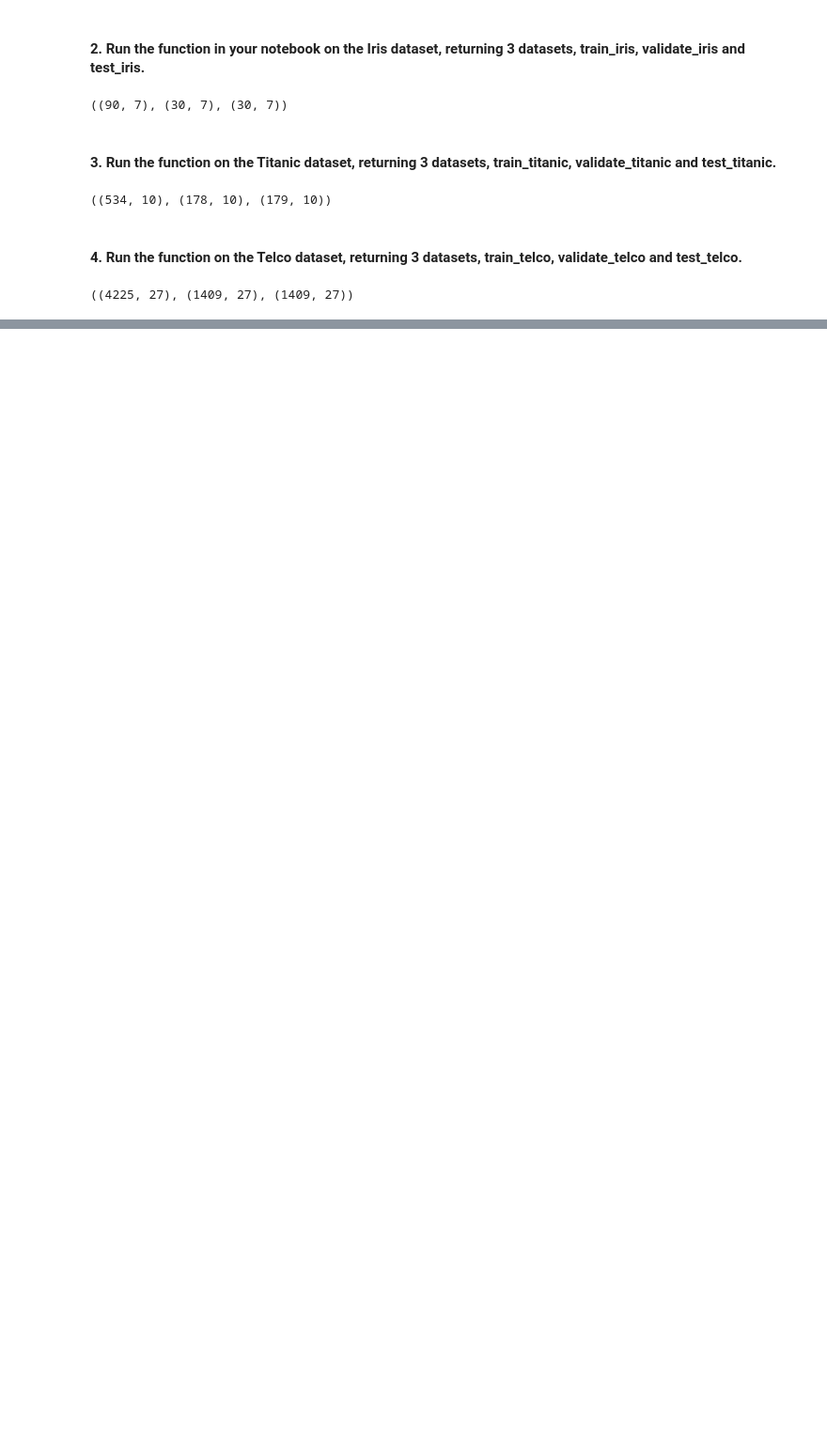
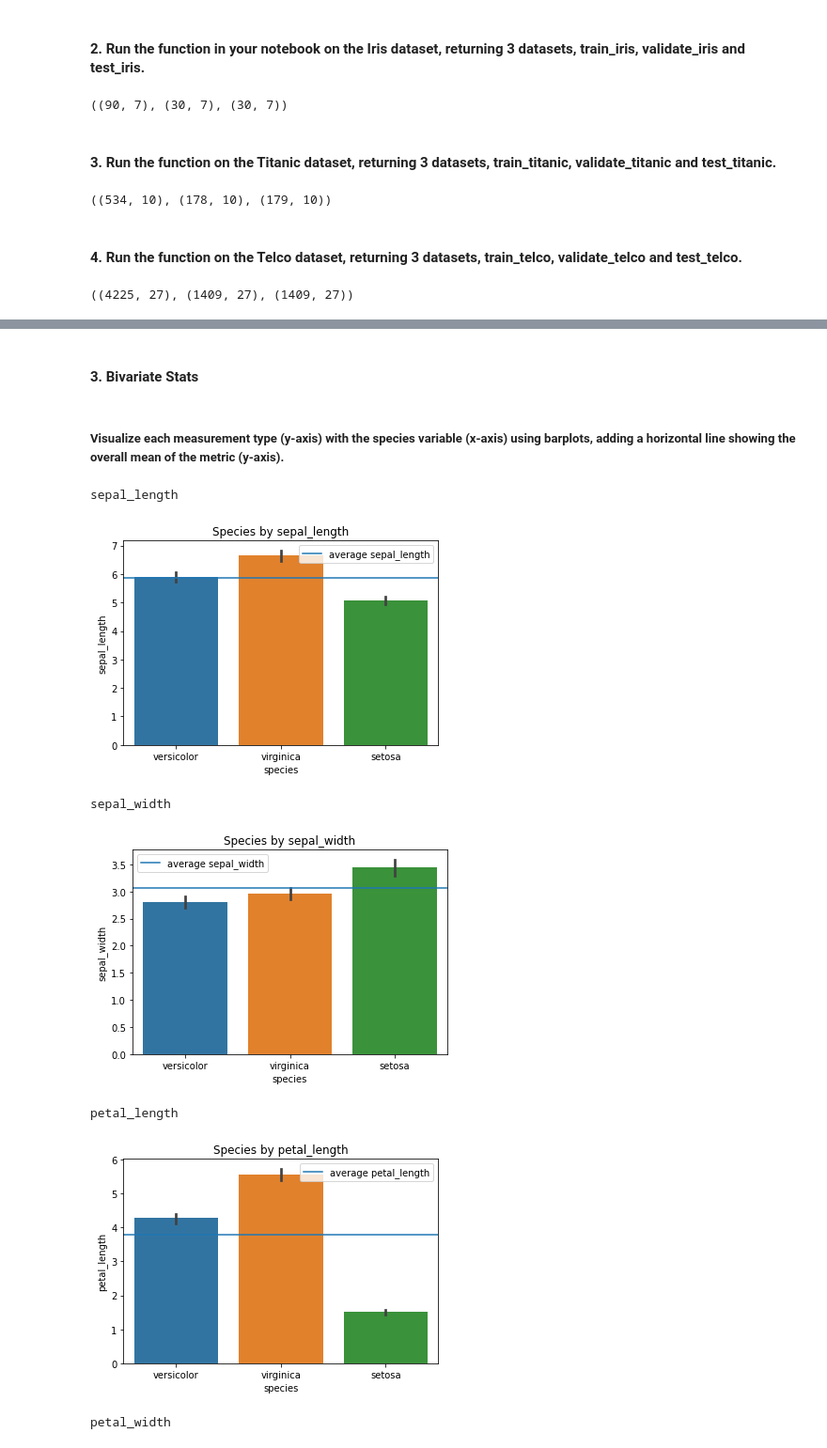
Before and after one commit to morgancross2/classification-exercises, a Jupyter notebook: classification_exercises.ipynb, the cells around one changed output, grey strips where cells are left out. Shown at 94% size. Cells and saved outputs as stored; diff of their text form; code cells hidden in the pictures; blank space fills up the shorter version.

```diff
--- a/classification_exercises.ipynb
+++ b/classification_exercises.ipynb
@@ -595,0 +728,21 @@ train_telco.shape, validate_telco.shape, test_telco.shape
+# %% [markdown]
+#### 3. Bivariate Stats
+# %% [markdown]
+##### Visualize each measurement type (y-axis) with the species variable (x-axis) using barplots, adding a horizontal line showing the overall mean of the metric (y-axis).
+# %%
+for col in nums:
+    print(col)
+    sns.barplot(data=train, x='species', y=col)
+    rate = train[col].mean()
+    plt.axhline(rate, label='average '+col)
+    plt.title('Species by '+col)
+    plt.legend()
+    plt.show()
+# %% [output]
+sepal_length
+[figure, added]
+sepal_width
+[figure, added]
+petal_length
+[figure, added]
+petal_width
```
Also changed, not shown: parts of 92 cells of this notebook.
